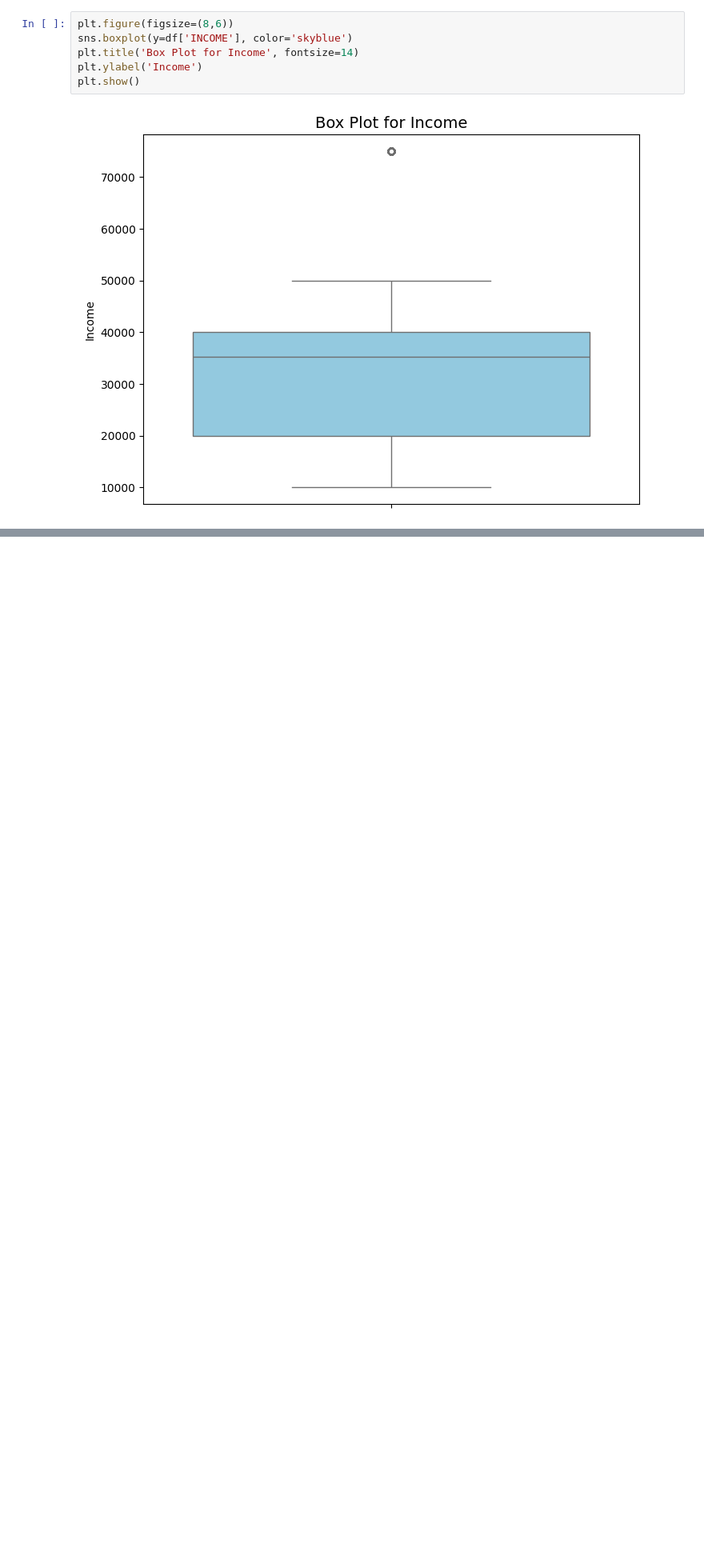
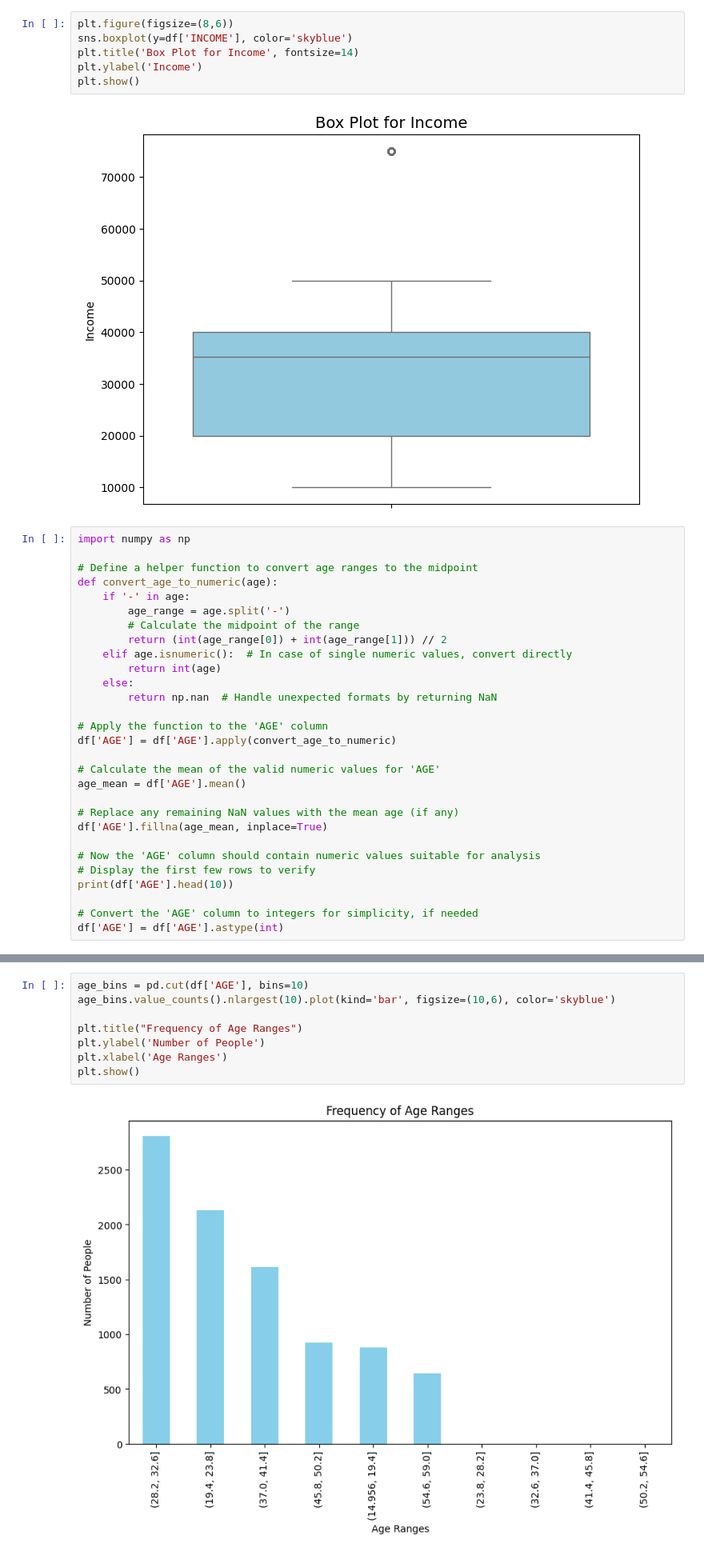
Before and after one commit to mangnez/SrutiSusarla-EDA-INCOME, a Jupyter notebook: SrutiSusarla_INCOME.ipynb, the cells around one changed output, grey strips where cells are left out. Shown at 80% size. Saved outputs shown, nothing was run; the diff lists cells and outputs as text; blank space fills up the shorter version.

```diff
--- a/SrutiSusarla_INCOME.ipynb
+++ b/SrutiSusarla_INCOME.ipynb
@@ -217,3 +190,32 @@ plt.ylabel('Income')
 plt.show()
 # %% [output]
 [figure]
+# %%
+import numpy as np
+
+# Define a helper function to convert age ranges to the midpoint
+def convert_age_to_numeric(age):
+    if '-' in age:
+        age_range = age.split('-')
+        # Calculate the midpoint of the range
+        return (int(age_range[0]) + int(age_range[1])) // 2
+    elif age.isnumeric():  # In case of single numeric values, convert directly
+        return int(age)
+    else:
+        return np.nan  # Handle unexpected formats by returning NaN
+
+# Apply the function to the 'AGE' column
+df['AGE'] = df['AGE'].apply(convert_age_to_numeric)
+
+# Calculate the mean of the valid numeric values for 'AGE'
+age_mean = df['AGE'].mean()
+
+# Replace any remaining NaN values with the mean age (if any)
+df['AGE'].fillna(age_mean, inplace=True)
+
+# Now the 'AGE' column should contain numeric values suitable for analysis
+# Display the first few rows to verify
+print(df['AGE'].head(10))
+
+# Convert the 'AGE' column to integers for simplicity, if needed
+df['AGE'] = df['AGE'].astype(int)
@@ -219,0 +247,10 @@ plt.show()
+# %%
+age_bins = pd.cut(df['AGE'], bins=10)
+age_bins.value_counts().nlargest(10).plot(kind='bar', figsize=(10,6), color='skyblue')
+
+plt.title("Frequency of Age Ranges")
+plt.ylabel('Number of People')
+plt.xlabel('Age Ranges')
+plt.show()
+# %% [output]
+[figure, added]
```
Also changed, not shown: parts of 11 cells of this notebook.
